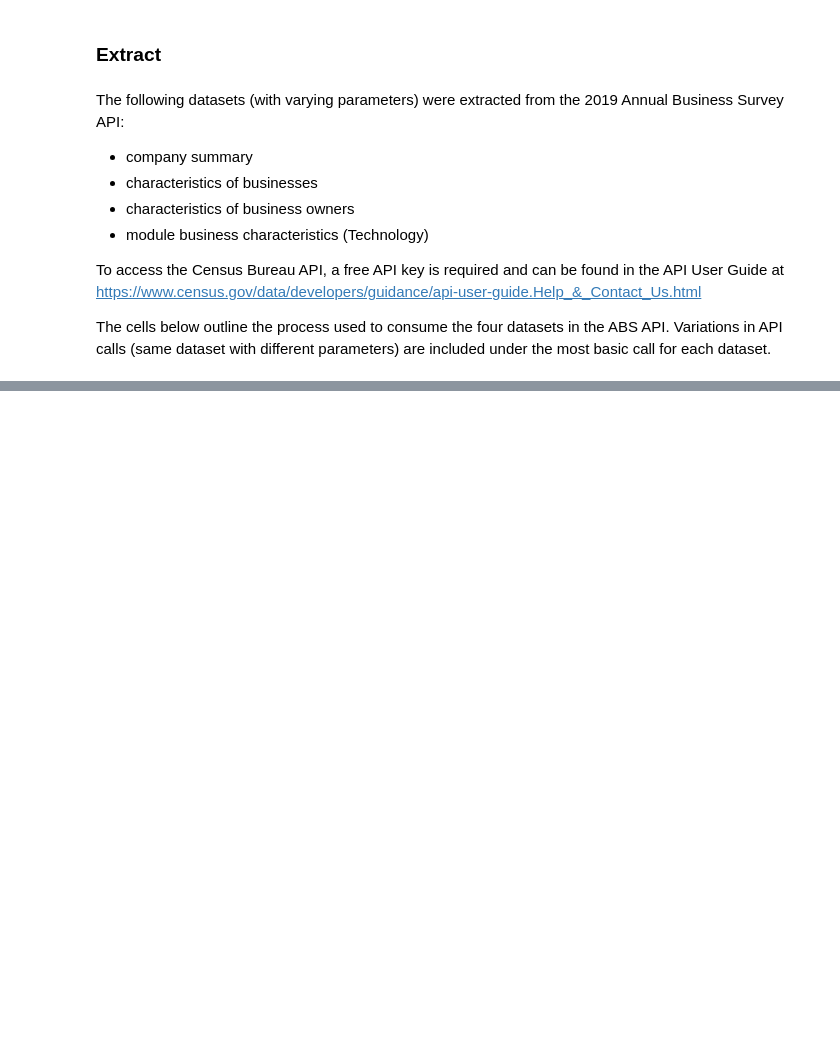
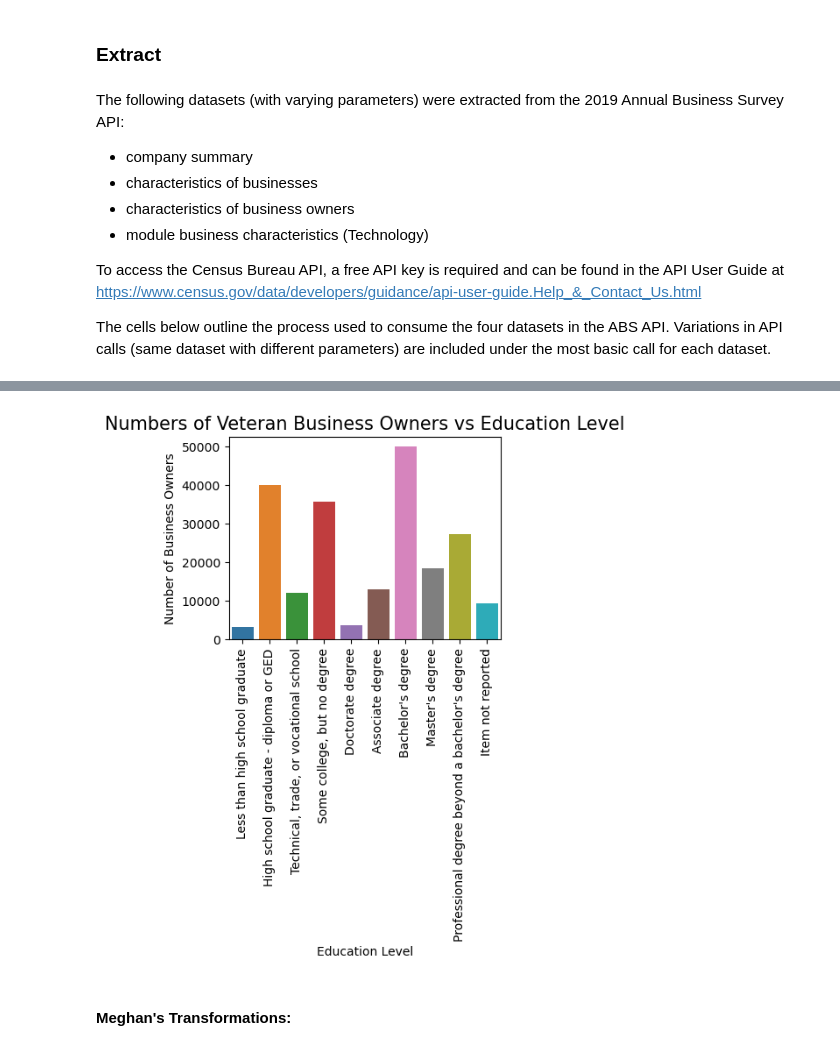
Before and after one commit to Group5Dev10/ASMT08-, a Jupyter notebook: ETL_Report.ipynb, the cells around one changed output, grey strips where cells are left out. Saved outputs shown, nothing was run; the diff lists cells and outputs as text; code cells hidden in the pictures; blank space fills up the shorter version.

```diff
--- a/ETL_Report.ipynb
+++ b/ETL_Report.ipynb
@@ -217,0 +192,34 @@ Stephen's Transformations
+# %%
+# Veteran Education DF:  Created new DF from the extracted DF to drill down into Veterans' education.
+vet_educ = ev.loc[(ev.QDESC_LABEL == 'EDUC')&(ev.OWNER_VET != '001')]
+vet_educ = vet_educ.loc[(vet_educ.OWNCHAR_LABEL != 'Total reporting')]
+vet_educ = vet_educ[['OWNER_VET_LABEL','OWNCHAR_LABEL','OWNPDEMP']]
+vet_educ['OWNPDEMP'] = vet_educ['OWNPDEMP'].astype(int)
+veteran_edu = vet_educ.loc[(vet_educ.OWNER_VET_LABEL == 'Veteran')].copy()
+# %%
+# Visualizations for the Veteran Education DF
+
+# pyplot scatterplot
+# plt.figure(figsize = (4,3))
+# plt.scatter(x = veteran_edu['OWNCHAR_LABEL'],
+#             y = veteran_edu['OWNPDEMP'],
+#             marker = 'x',
+#             alpha = .5,
+#             color = 'purple')
+# plt.xticks(rotation = 90)
+# plt.title('Numbers of Veteran Business Owners vs Education Level', size = 15);
+# plt.xlabel('Education Level');
+# plt.ylabel('Number of Business Owners');
+
+# seaborn barplot
+sns.set_palette(palette='tab10')
+plt.figure(figsize=(4,3))
+sns.barplot(x = veteran_edu['OWNCHAR_LABEL'], y = veteran_edu['OWNPDEMP'], ci=None)
+plt.xticks(rotation = 90)
+plt.title('Numbers of Veteran Business Owners vs Education Level', size = 15);
+plt.xlabel('Education Level');
+plt.ylabel('Number of Business Owners');
+# %% [output]
+[figure, added]
+# %% [markdown]
+#### Meghan's Transformations:
```
Also changed, not shown: parts of 58 cells of this notebook.
